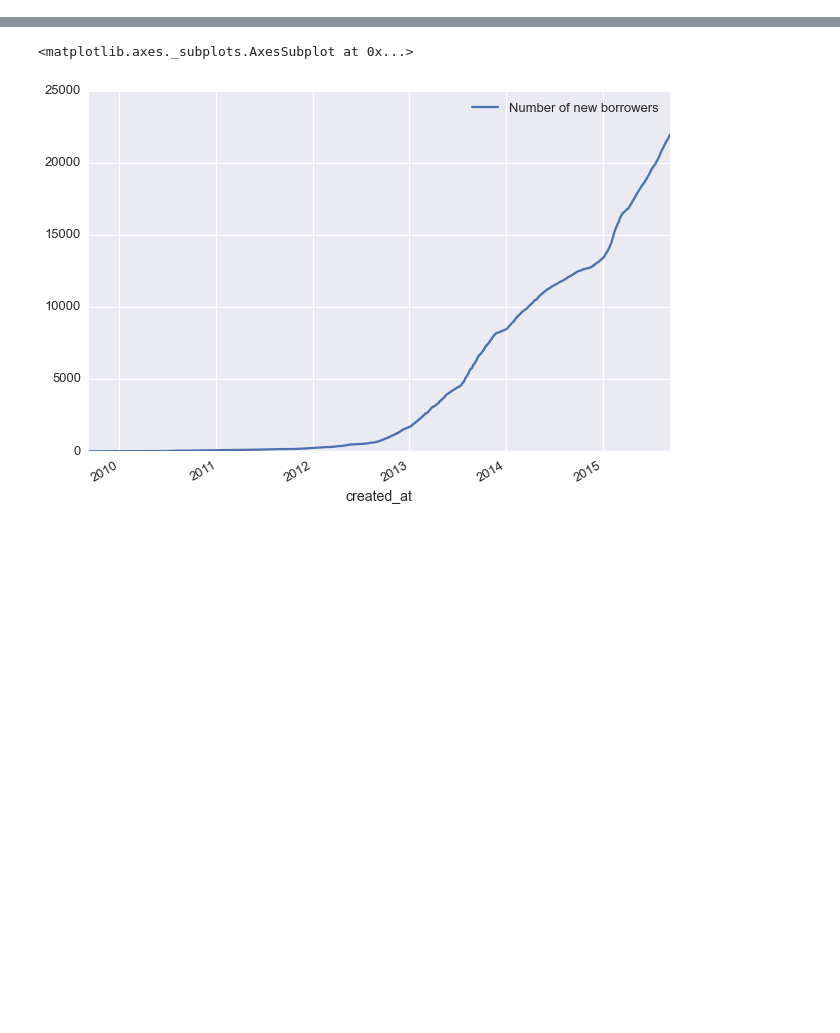
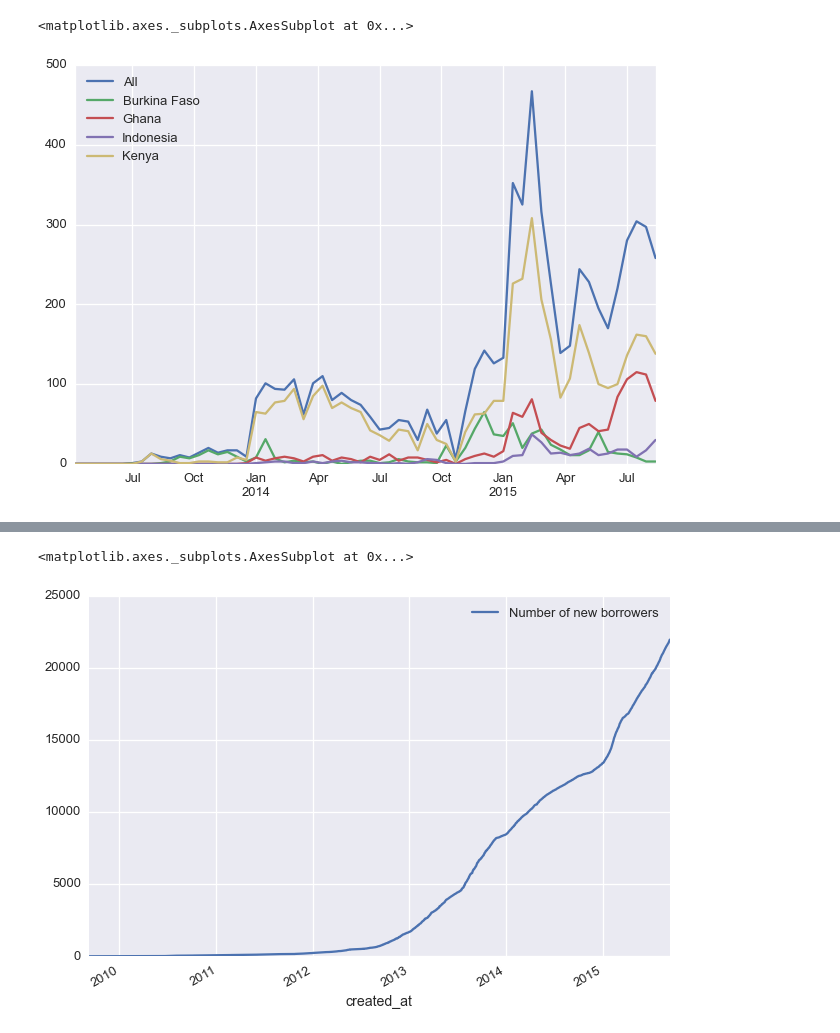
Before and after one commit to glenday/Zidisha, a Jupyter notebook: ZidishaApp/app/Zidisha_organization_by_country.ipynb, the cells around one changed output, grey strips where cells are left out. Drawn from its saved outputs; the diff is of its cells as text; code cells hidden in the pictures; blank space fills up the shorter version.

```diff
--- a/ZidishaApp/app/Zidisha_organization_by_country.ipynb
+++ b/ZidishaApp/app/Zidisha_organization_by_country.ipynb
@@ -59,4 +59,7 @@ list_df_fully_funded_loans = sql_query_short('fully_funded_loans.sql')
 
 # Load exchange rates
 list_df_exchange_start = sql_query_short('exchange_rates_start.sql')
+
+# Invited loans
+list_df_invited_loans = sql_query_short('invitee_new_loans.sql')
 # %%
@@ -90,0 +119,5 @@ df_max_first_loan = load_Zidisha.max_new_loan_size(time_bins_center)
+# %%
+df_invitee_first_loan_count.plot()
+# %% [output]
+<matplotlib.axes._subplots.AxesSubplot at 0x...>
+[figure, added]
```
Also changed, not shown: parts of 17 cells of this notebook, 4 other files.
